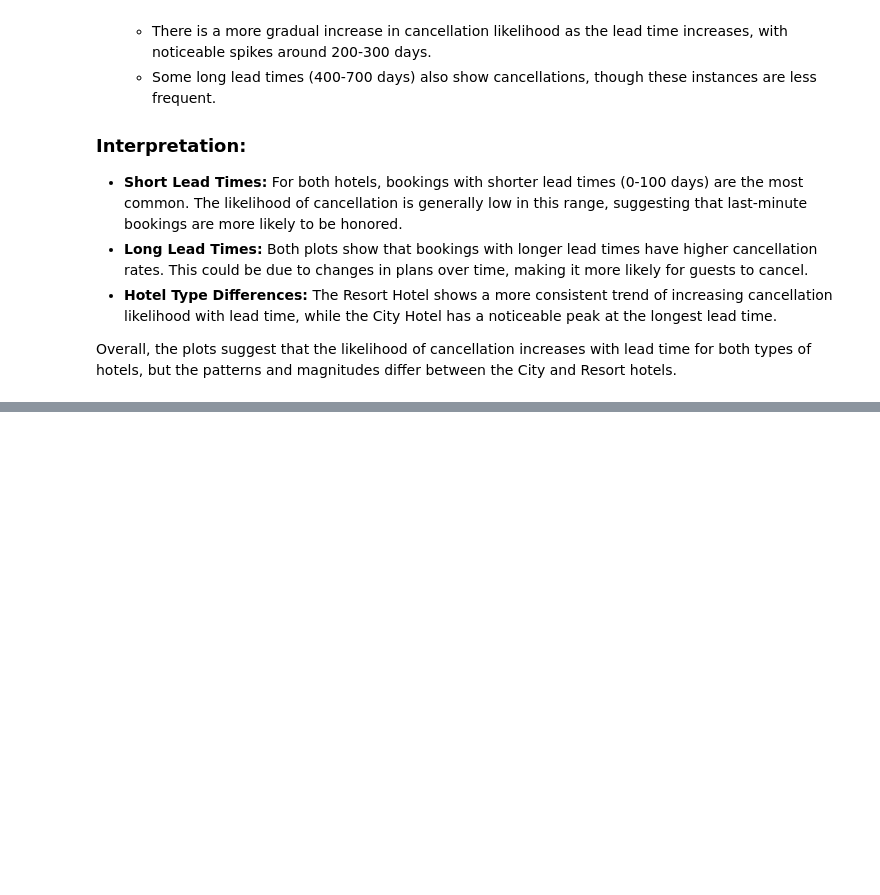
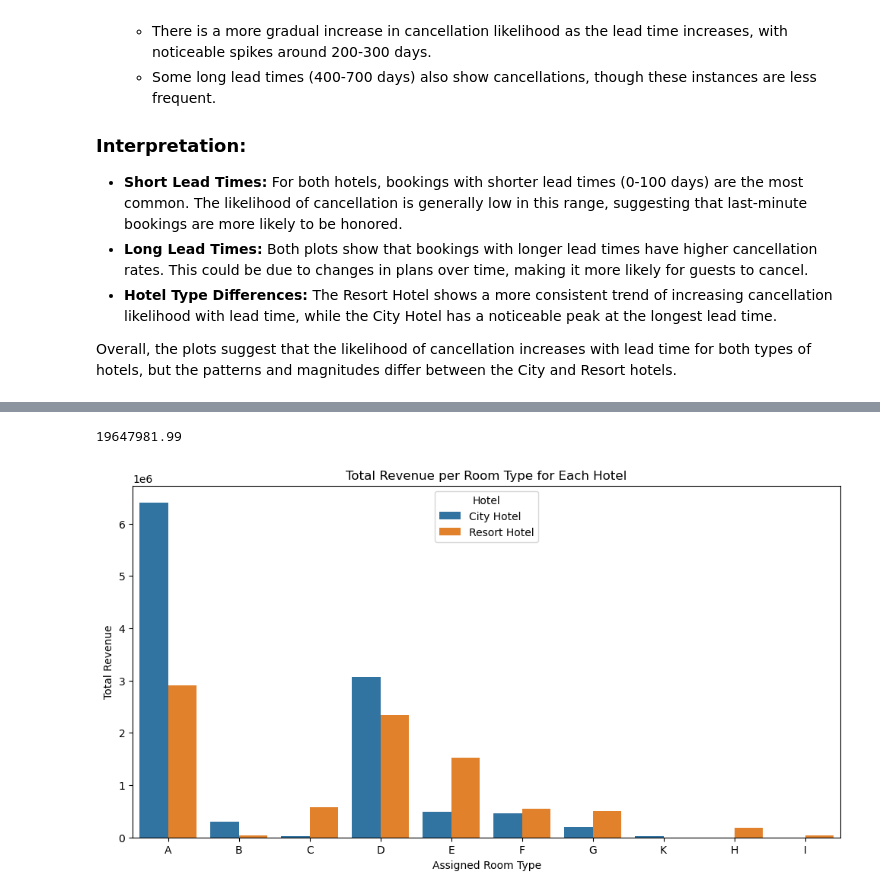
Before and after one commit to pin164/project_1, a Jupyter notebook: hotelbookingsAnalysis.ipynb, the cells around one changed output, grey strips where cells are left out. Drawn from its saved outputs; the diff is of its cells as text; code cells hidden in the pictures; blank space fills up the shorter version.

```diff
--- a/hotelbookingsAnalysis.ipynb
+++ b/hotelbookingsAnalysis.ipynb
@@ -559,0 +571,10 @@ Overall, the plots suggest that the likelihood of cancellation increases with le
+# %%
+# Create a new column combining arrival_date_day_of_month, arrival_date_month, and arrival_date_year into a date
+hotel_bookings['arrival_date'] = pd.to_datetime(hotel_bookings['arrival_date_day_of_month'].astype(str) + '-' +
+                                                 hotel_bookings['arrival_date_month'] + '-' +
+                                                 hotel_bookings['arrival_date_year'].astype(str),
+                                                 format='%d-%B-%Y')
+
+# Create a new DataFrame with the new 'arrival_date' column
+corrected_date_hotel_bookings_df = hotel_bookings.copy()
+corrected_date_hotel_bookings_df.sample(5)
@@ -559,0 +595,5 @@ Overall, the plots suggest that the likelihood of cancellation increases with le
+# %%
+#Adding number of nights column
+corrected_date_hotel_bookings_df['total_nights'] = corrected_date_hotel_bookings_df['stays_in_weekend_nights'] + corrected_date_hotel_bookings_df['stays_in_week_nights']
+bookings_with_total_nights_df = corrected_date_hotel_bookings_df[['index', 'hotel', 'is_canceled', 'lead_time', 'arrival_date_year', 'arrival_date_month', 'arrival_date_week_number', 'arrival_date_day_of_month', 'stays_in_weekend_nights', 'stays_in_week_nights', 'adults', 'children', 'babies', 'meal', 'country', 'market_segment', 'distribution_channel', 'is_repeated_guest', 'previous_cancellations', 'previous_bookings_not_canceled', 'reserved_room_type', 'assigned_room_type', 'booking_changes', 'deposit_type', 'agent', 'company', 'days_in_waiting_list', 'customer_type', 'adr', 'required_car_parking_spaces', 'total_of_special_requests', 'reservation_status', 'reservation_status_date', 'month_num', 'arrival_date', 'day_of_week', 'total_nights']]
+bookings_with_total_nights_df.sample(10)
@@ -559,0 +613,5 @@ Overall, the plots suggest that the likelihood of cancellation increases with le
+# %%
+#Adding Revenue column
+bookings_with_total_nights_df['total_revenue'] = bookings_with_total_nights_df['adr'] * bookings_with_total_nights_df['total_nights']
+df_with_revenue = bookings_with_total_nights_df[['index', 'hotel', 'is_canceled', 'lead_time', 'arrival_date_year', 'arrival_date_month', 'arrival_date_week_number', 'arrival_date_day_of_month', 'stays_in_weekend_nights', 'stays_in_week_nights', 'adults', 'children', 'babies', 'meal', 'country', 'market_segment', 'distribution_channel', 'is_repeated_guest', 'previous_cancellations', 'previous_bookings_not_canceled', 'reserved_room_type', 'assigned_room_type', 'booking_changes', 'deposit_type', 'agent', 'company', 'days_in_waiting_list', 'customer_type', 'adr', 'required_car_parking_spaces', 'total_of_special_requests', 'reservation_status', 'reservation_status_date', 'month_num', 'arrival_date', 'day_of_week', 'total_nights','total_revenue']]
+df_with_revenue.sample(5)
@@ -559,0 +626,27 @@ Overall, the plots suggest that the likelihood of cancellation increases with le
+# %%
+total_revenue_made_for_both_hotels = df_with_revenue["total_revenue"].sum()
+total_revenue_made_for_both_hotels
+# %% [output]
+19647981.99
+# %%
+# Calculate the total revenue per room type for each hotel
+hotel_room_revenue = df_with_revenue.groupby(['hotel', 'assigned_room_type']).agg({'total_revenue': 'sum'}).reset_index()
+
+# Rename columns for clarity
+hotel_room_revenue.columns = ['Hotel', 'Assigned Room Type', 'Total Revenue']
+
+# Set the size of the plot
+plt.figure(figsize=(12, 6))
+
+# Create the bar chart
+sns.barplot(data=hotel_room_revenue, x='Assigned Room Type', y='Total Revenue', hue='Hotel')
+
+# Set the title and labels
+plt.title('Total Revenue per Room Type for Each Hotel')
+plt.xlabel('Assigned Room Type')
+plt.ylabel('Total Revenue')
+
+# Display the bar chart
+plt.show()
+# %% [output]
+[figure, added]
```
Also changed, not shown: parts of 23 cells of this notebook, 6 other files.
